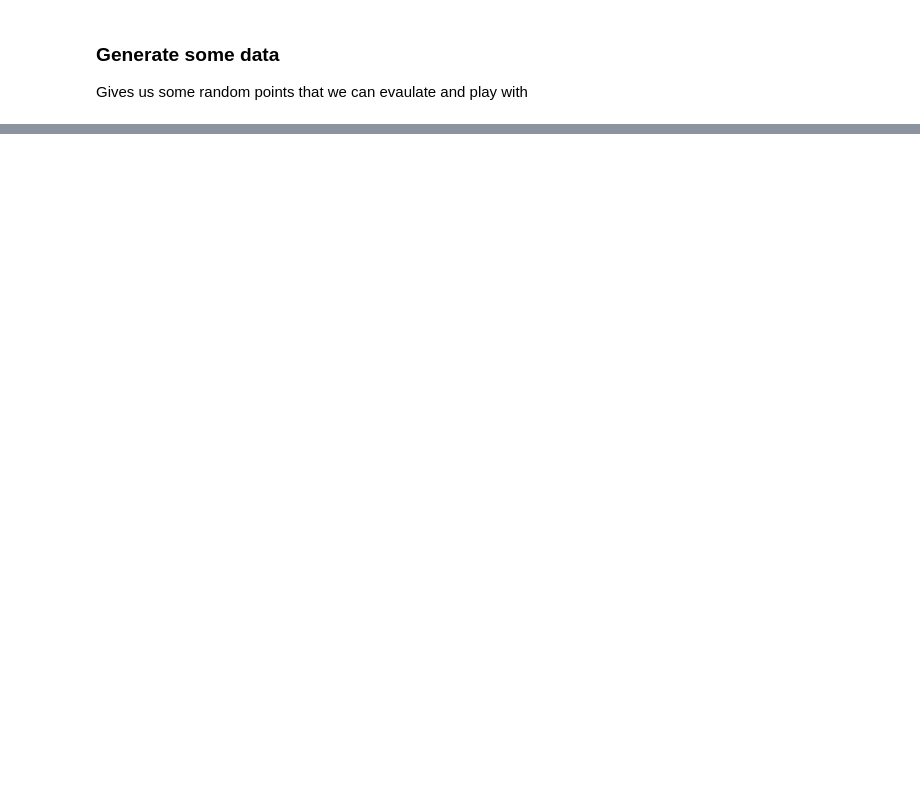
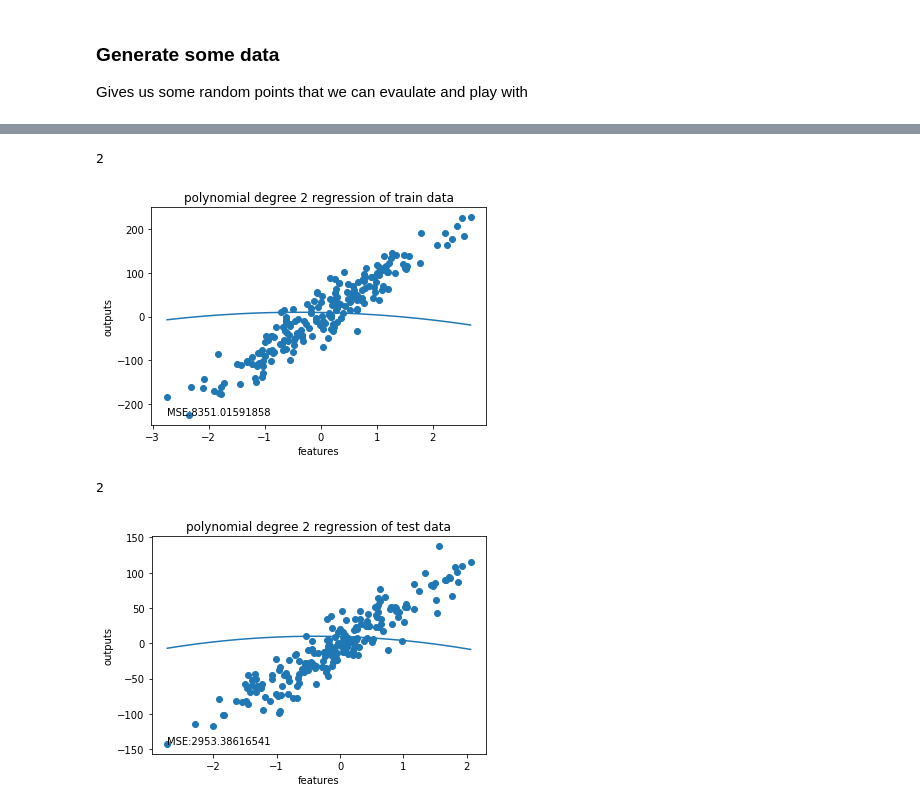
Before and after one commit to jacobprouse/linear-regression, a Jupyter notebook: regression.ipynb, the cells around one changed output, grey strips where cells are left out. Saved outputs shown, nothing was run; the diff lists cells and outputs as text; code cells hidden in the pictures; blank space fills up the shorter version.

```diff
--- a/regression.ipynb
+++ b/regression.ipynb
@@ -266,0 +232,23 @@ regression(w, test_x, test_y, space, y_space, 'polynomial degree 4 regression of
+# %%
+# reshape the data into column vectors
+train_x = training_features.reshape(-1,1)
+train_y = training_outputs.reshape(-1,1)
+test_x = test_features.reshape(-1,1)
+test_y = test_outputs.reshape(-1,1)
+
+# now call our regression functin, passing in our data to plot
+
+w = calculate_w(train_x, 2)
+ones = np.ones([train_x.shape[0], 1])
+train_x = np.concatenate([ones, train_x],1)
+regression(w, train_x, train_y, 2, 'polynomial degree 2 regression of train data')
+
+ones = np.ones([test_x.shape[0], 1])
+test_x = np.concatenate([ones, test_x],1)
+# now for our test data
+regression(w, test_x, test_y, 2, 'polynomial degree 2 regression of test data')
+# %% [output]
+2
+[figure, added]
+2
+[figure, added]
```
Also changed, not shown: parts of 30 cells of this notebook, 1 other file.
